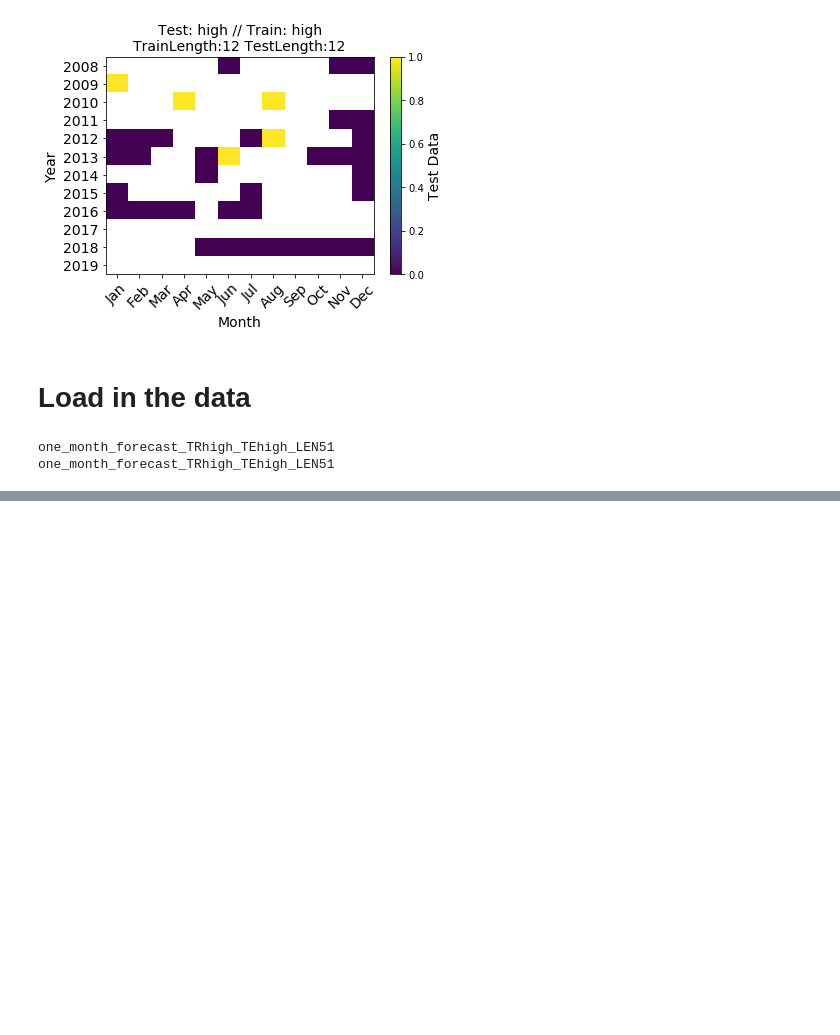
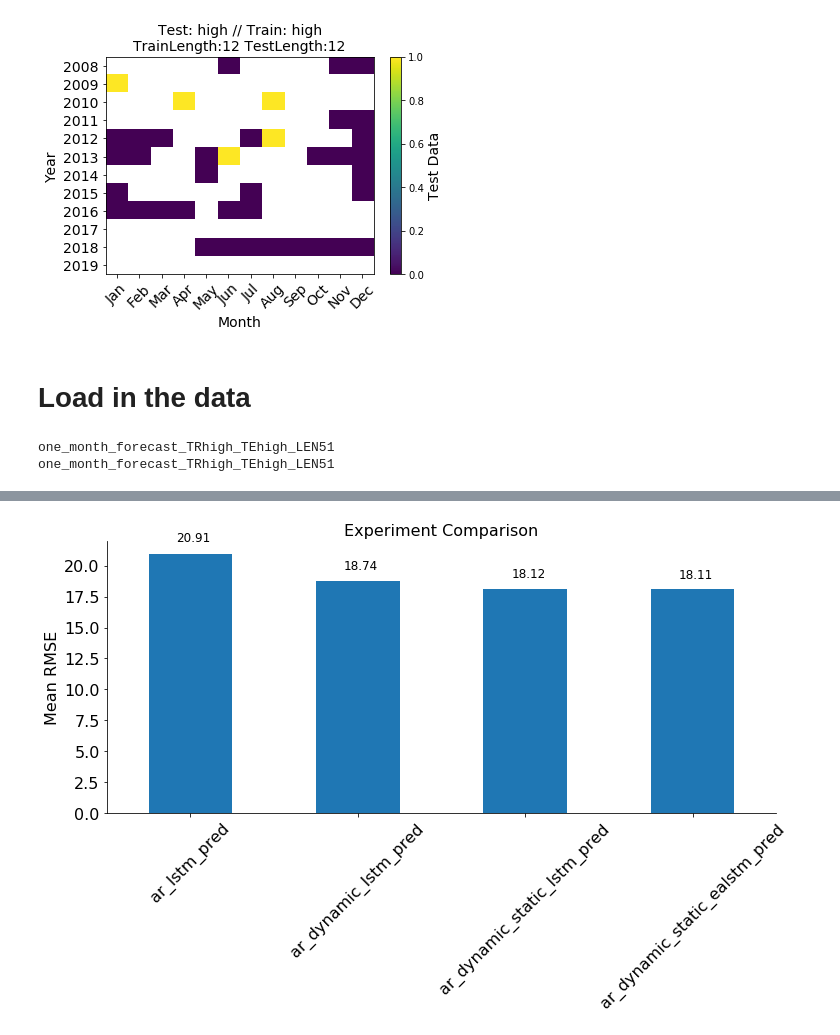
Before and after one commit to ECMWFCode4Earth/ml_drought, a Jupyter notebook: notebooks/dl_notebooks/04_tl_analyse_experiment.ipynb, the cells around one changed output, grey strips where cells are left out. Drawn from its saved outputs; the diff is of its cells as text; code cells hidden in the pictures; blank space fills up the shorter version.

```diff
--- a/notebooks/dl_notebooks/04_tl_analyse_experiment.ipynb
+++ b/notebooks/dl_notebooks/04_tl_analyse_experiment.ipynb
@@ -191,0 +298,37 @@ for EXPERIMENT, experiment_name in zip(experiments, experiment_names):
+# %%
+dict_ = {}
+
+for experiment_name in experiment_names:
+    models = [k for k in model_dict[experiment_name].keys()]
+    for model in models:
+        model_rmse = rmse_dict[experiment_name][model]
+        dict_[f"{experiment_name}_{model}"] = [np.nanmean(model_rmse.values)]
+
+
+fig, ax = plt.subplots(figsize=(12, 5))
+mean_df = pd.DataFrame(dict_).T.astype(float)
+mean_df.plot.bar(ax=ax, legend=False)
+
+ax.set_title('Experiment Comparison: RMSE')
+ax.set_ylabel('Mean RMSE');
+plt.xticks(rotation=45)
+
+#
+for item in ([ax.title, ax.xaxis.label, ax.yaxis.label]
+             + ax.get_xticklabels() + ax.get_yticklabels()):
+    item.set_fontsize(16)
+
+ax.spines['top'].set_visible(False)
+ax.spines['right'].set_visible(False)
+# ax.spines['bottom'].set_visible(False)
+# ax.spines['left'].set_visible(False)
+
+for p in ax.patches:
+    ax.annotate(
+        f"{p.get_height():.2f}",  # annotation (str)
+        (p.get_x() + (p.get_width() / 3), p.get_height() * 1.05),  # (x, y) coords
+        fontsize=12,
+#         fontweight='bold'
+    )
+# %% [output]
+[figure, added]
```
Also changed, not shown: parts of 10 cells of this notebook.
